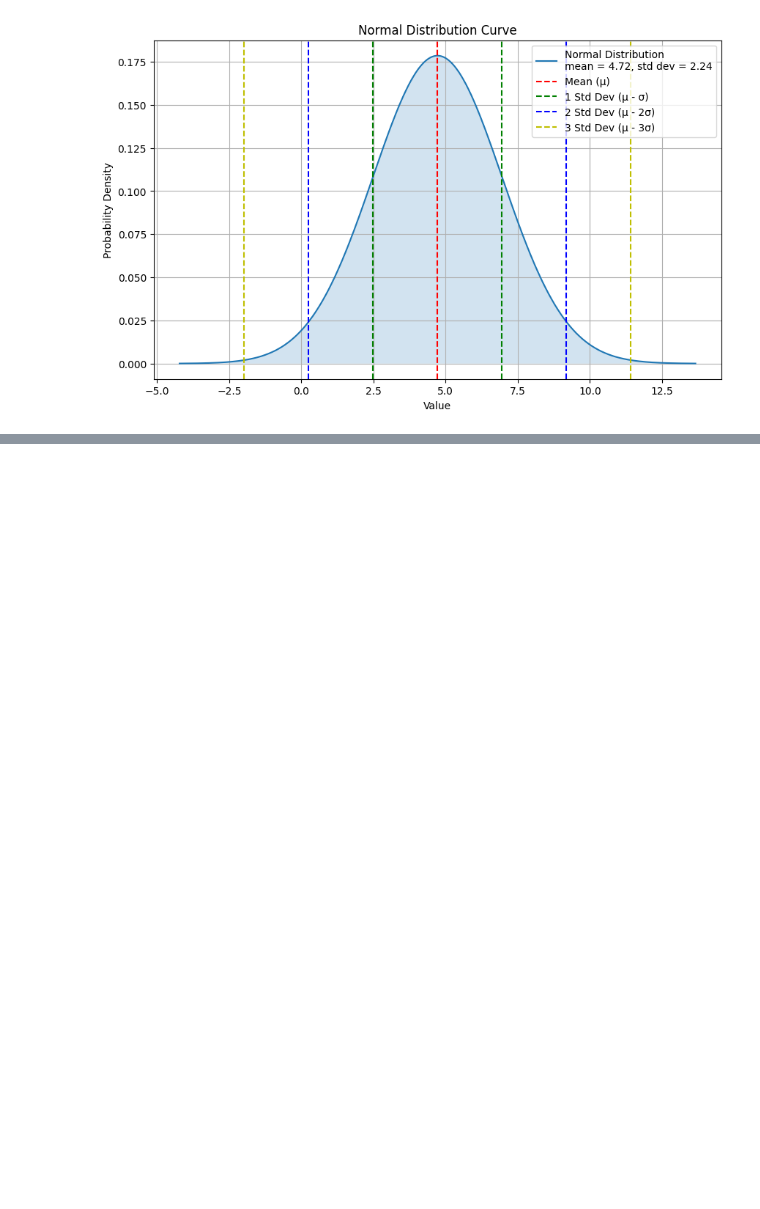
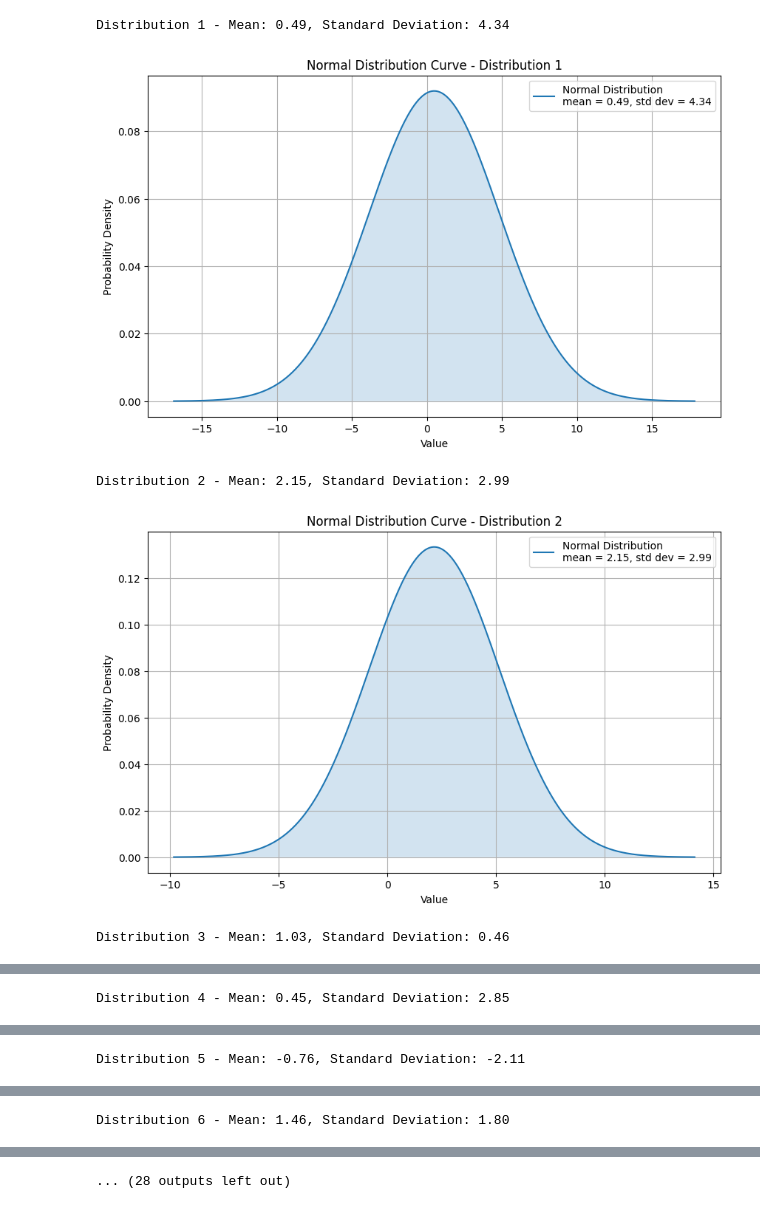
Before and after one commit to priyakter/Simulation-lab-Exercise, a Jupyter notebook: NormalDistribution_pynb.ipynb, the cells around one changed output, grey strips where cells are left out. Drawn from its saved outputs; the diff is of its cells as text; code cells hidden in the pictures; blank space fills up the shorter version.

```diff
--- a/NormalDistribution_pynb.ipynb
+++ b/NormalDistribution_pynb.ipynb
@@ -3,42 +3,44 @@
 # %%
 import numpy as np
 import matplotlib.pyplot as plt
 from scipy.stats import norm
 
-# Sample data set
-data = [1.2, 2.5, 2.8, 3.3, 3.7, 4.1, 5.6, 6.8, 7.9, 8.5,3.4,7.1,4.3,2.8,3.1,7.8,8.3,5.6,3.7,1.9]
+# Set random seed for reproducibility
+np.random.seed(0)
 
-# Calculate mean and standard deviation
-mean = np.mean(data)
-std_dev = np.std(data)
+# Generate 20 different means and standard deviations
+means = np.random.uniform(-5, 5, 20)
+std_devs = np.random.uniform(-3, 4.5, 20)
 
+# Create a figure for each combination of mean and standard deviation
+for i in range(20):
+    mean = means[i]
+    std_dev = std_devs[i]
 
-# Generate a range of values for the x-axis
-x = np.linspace(mean - 4*std_dev, mean + 4*std_dev, 1000)
-y = norm.pdf(x, mean, std_dev)
+    # Print the mean and standard deviation
+    print(f'Distribution {i+1} - Mean: {mean:.2f}, Standard Deviation: {std_dev:.2f}')
 
-# Plot the normal distribution
-plt.figure(figsize=(10, 6))
-plt.plot(x, y, label=f'Normal Distribution\nmean = {mean:.2f}, std dev = {std_dev:.2f}')
-plt.fill_between(x, y, alpha=0.2)
+    # Generate a range of values for the x-axis
+    x = np.linspace(mean - 4*std_dev, mean + 4*std_dev, 1000)
+    y = norm.pdf(x, mean, std_dev)
 
-# Mark mean and standard deviations
-plt.axvline(mean, color='r', linestyle='--', label='Mean (μ)')
-plt.axvline(mean - std_dev, color='g', linestyle='--', label='1 Std Dev (μ - σ)')
-plt.axvline(mean + std_dev, color='g', linestyle='--')
-plt.axvline(mean - 2*std_dev, color='b', linestyle='--', label='2 Std Dev (μ - 2σ)')
-plt.axvline(mean + 2*std_dev, color='b', linestyle='--')
-plt.axvline(mean - 3*std_dev, color='y', linestyle='--', label='3 Std Dev (μ - 3σ)')
-plt.axvline(mean + 3*std_dev, color='y', linestyle='--')
+    # Plot the normal distribution
+    plt.figure(figsize=(10, 6))
+    plt.plot(x, y, label=f'Normal Distribution\nmean = {mean:.2f}, std dev = {std_dev:.2f}')
+    plt.fill_between(x, y, alpha=0.2)
 
-# Add titles and labels
-plt.title('Normal Distribution Curve')
-plt.xlabel('Value')
-plt.ylabel('Probability Density')
-plt.legend()
-plt.grid(True)
+    # Add titles and labels
+    plt.title(f'Normal Distribution Curve - Distribution {i+1}')
+    plt.xlabel('Value')
+    plt.ylabel('Probability Density')
+    plt.legend()
+    plt.grid(True)
 
-# Show the plot
-plt.show()
+    # Show the plot
+    plt.show()
 # %% [output]
+Distribution 1 - Mean: 0.49, Standard Deviation: 4.34
-[figure, old version]
+[figure, new version]
+Distribution 2 - Mean: 2.15, Standard Deviation: 2.99
+[figure, added]
+Distribution 3 - Mean: 1.03, Standard Deviation: 0.46
@@ -44,0 +48 @@ plt.show()
+Distribution 4 - Mean: 0.45, Standard Deviation: 2.85
@@ -44,0 +50 @@ plt.show()
+Distribution 5 - Mean: -0.76, Standard Deviation: -2.11
@@ -44,0 +52 @@ plt.show()
+Distribution 6 - Mean: 1.46, Standard Deviation: 1.80
@@ -44,0 +54 @@ plt.show()
+... (28 outputs left out)
```
Also changed, not shown: parts of 2 cells of this notebook.
